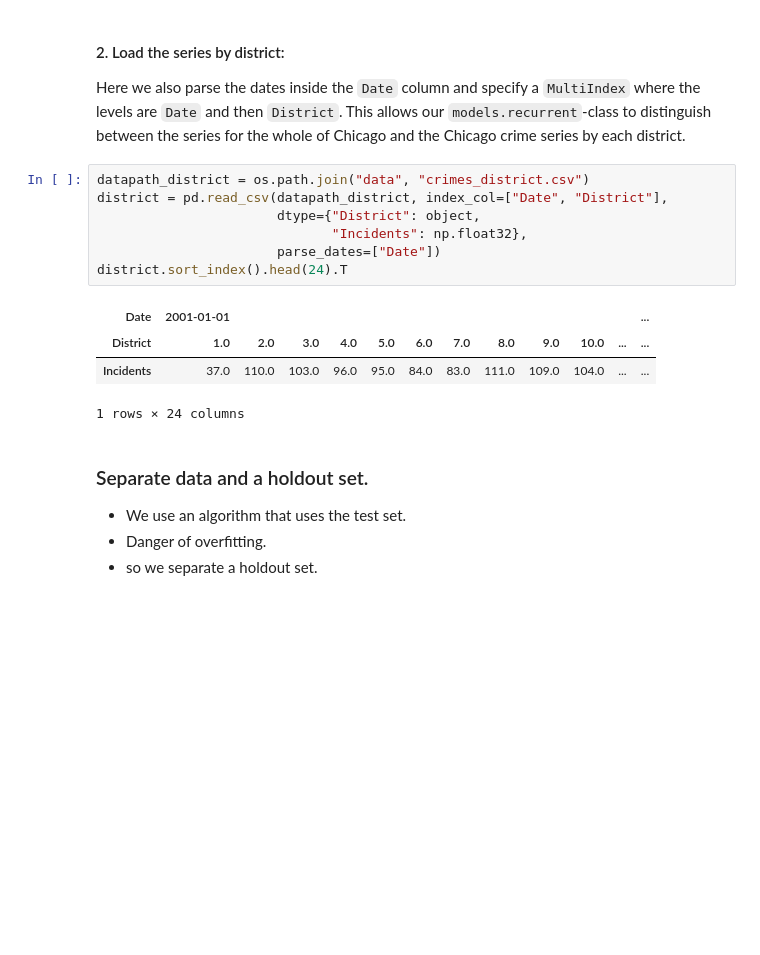
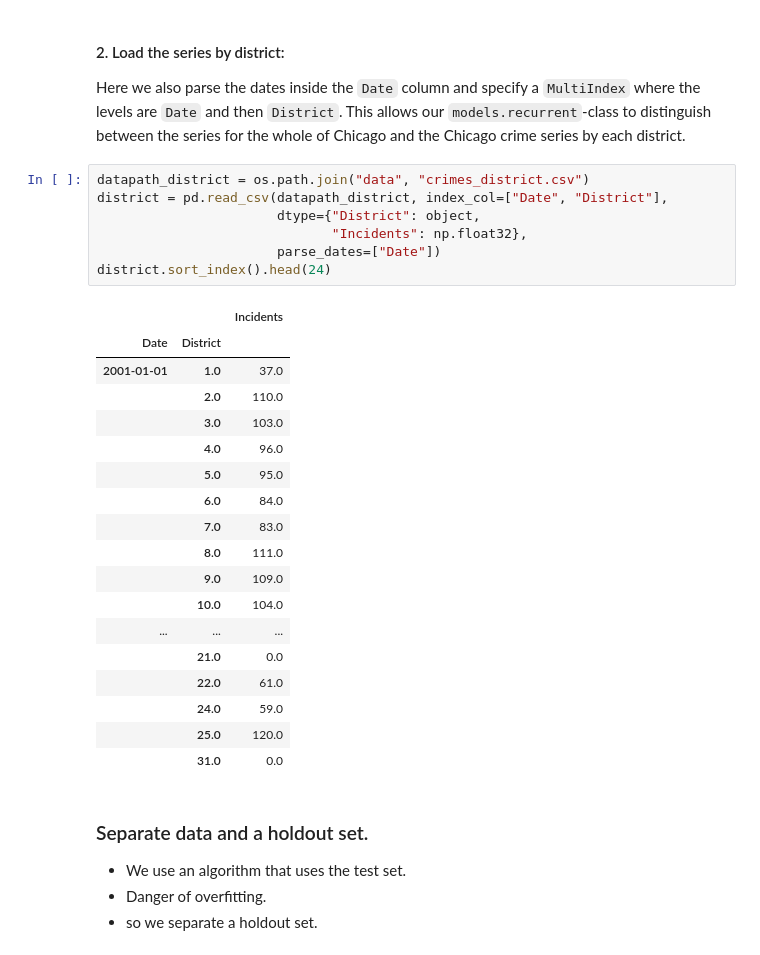
Before and after one commit to thsis/INFOSYS, a Jupyter notebook: lstm_gru_and_beyond.ipynb, the cells around one changed output. Saved outputs shown, nothing was run; the diff lists cells and outputs as text; blank space fills up the shorter version.

```diff
--- a/lstm_gru_and_beyond.ipynb
+++ b/lstm_gru_and_beyond.ipynb
@@ -494,15 +488,29 @@ Here we also parse the dates inside the `Date` column and specify a `MultiIndex`
 # %%
 datapath_district = os.path.join("data", "crimes_district.csv")
 district = pd.read_csv(datapath_district, index_col=["Date", "District"],
                        dtype={"District": object,
                               "Incidents": np.float32},
                        parse_dates=["Date"])
-district.sort_index().head(24).T
+district.sort_index().head(24)
 # %% [output]
-| Date | 2001-01-01 |  |  |  |  |  |  |  |  |  |  | ... |
-| District | 1.0 | 2.0 | 3.0 | 4.0 | 5.0 | 6.0 | 7.0 | 8.0 | 9.0 | 10.0 | ... | ... |
-| Incidents | 37.0 | 110.0 | 103.0 | 96.0 | 95.0 | 84.0 | 83.0 | 111.0 | 109.0 | 104.0 | ... | ... |
+|  |  | Incidents |
+| Date | District |  |
+| 2001-01-01 | 1.0 | 37.0 |
+|  | 2.0 | 110.0 |
+|  | 3.0 | 103.0 |
+|  | 4.0 | 96.0 |
+|  | 5.0 | 95.0 |
+|  | 6.0 | 84.0 |
+|  | 7.0 | 83.0 |
+|  | 8.0 | 111.0 |
+|  | 9.0 | 109.0 |
+|  | 10.0 | 104.0 |
+| ... | ... | ... |
+|  | 21.0 | 0.0 |
+|  | 22.0 | 61.0 |
+|  | 24.0 | 59.0 |
+|  | 25.0 | 120.0 |
+|  | 31.0 | 0.0 |
-1 rows × 24 columns
 # %% [markdown]
 ### Separate data and a holdout set.
 
```
Also changed, not shown: parts of 24 cells of this notebook.
